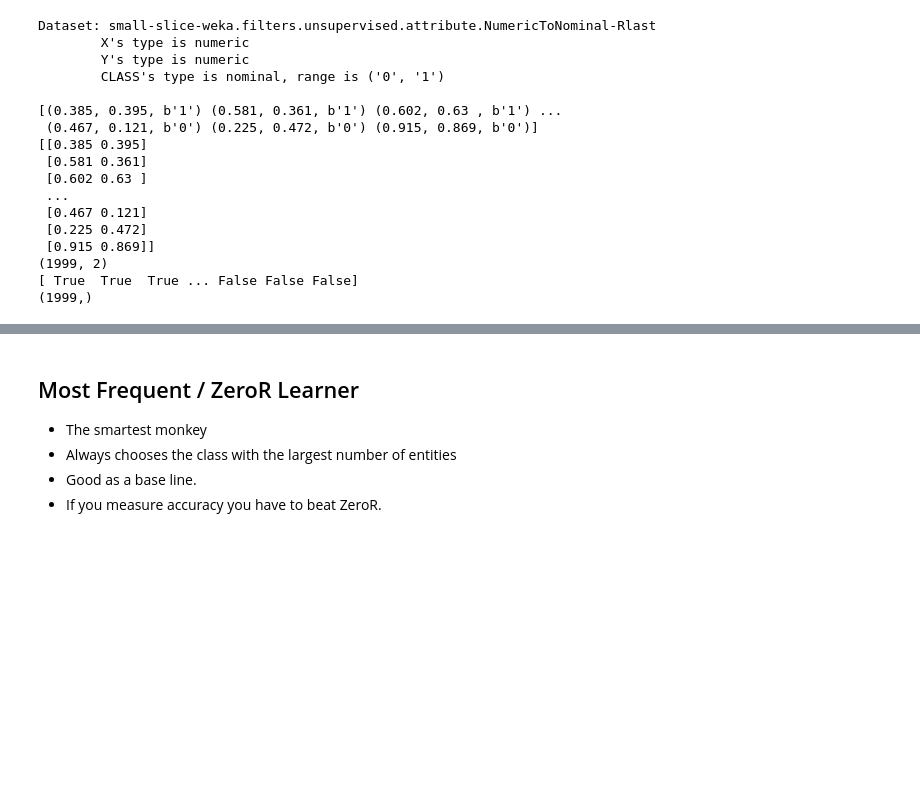
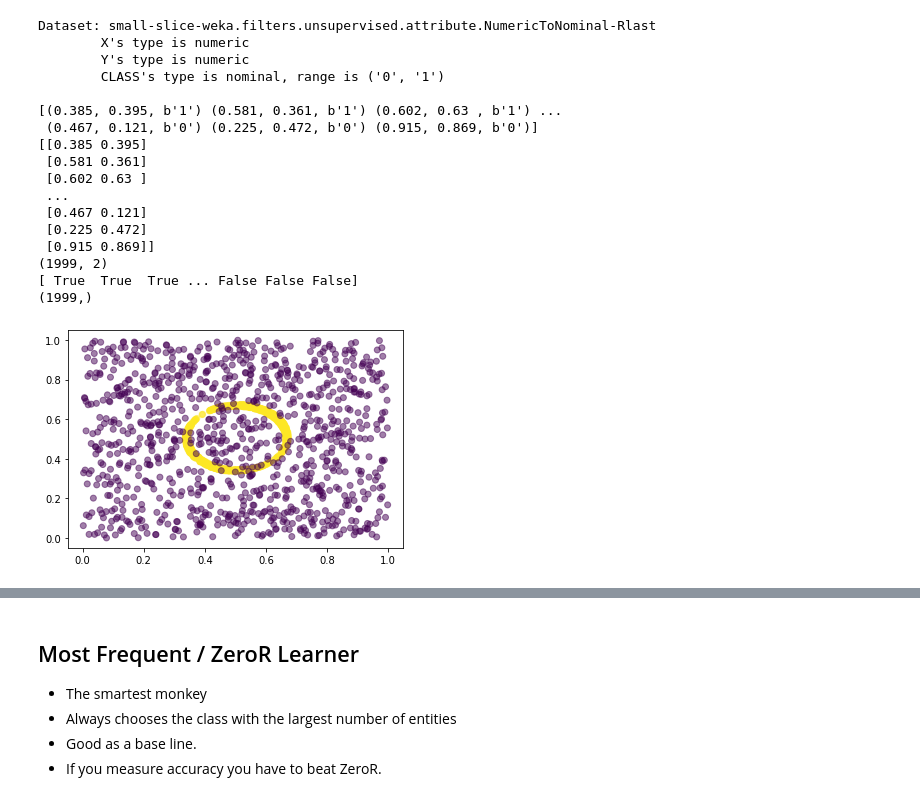
Before and after one commit to abramhindle/sklearn-tutorial, a Jupyter notebook: sklearn-tutorial.ipynb, the cells around one changed output, grey strips where cells are left out. Drawn from its saved outputs; the diff is of its cells as text; code cells hidden in the pictures; blank space fills up the shorter version.

```diff
--- a/sklearn-tutorial.ipynb
+++ b/sklearn-tutorial.ipynb
@@ -104,6 +106,14 @@ Dataset: small-slice-weka.filters.unsupervised.attribute.NumericToNominal-Rlast
 (1999, 2)
 [ True  True  True ... False False False]
 (1999,)
+# %%
+import numpy as np
+import matplotlib.pyplot as plt
+
+plt.scatter(coffeeringX[:,0],coffeeringX[:,1], c=coffeeringY, alpha=0.5)
+plt.show()
+# %% [output]
+[figure, added]
 # %%
 # Construct
 zeror = sklearn.dummy.DummyClassifier(strategy="most_frequent")
```
Also changed, not shown: parts of 20 cells of this notebook.
